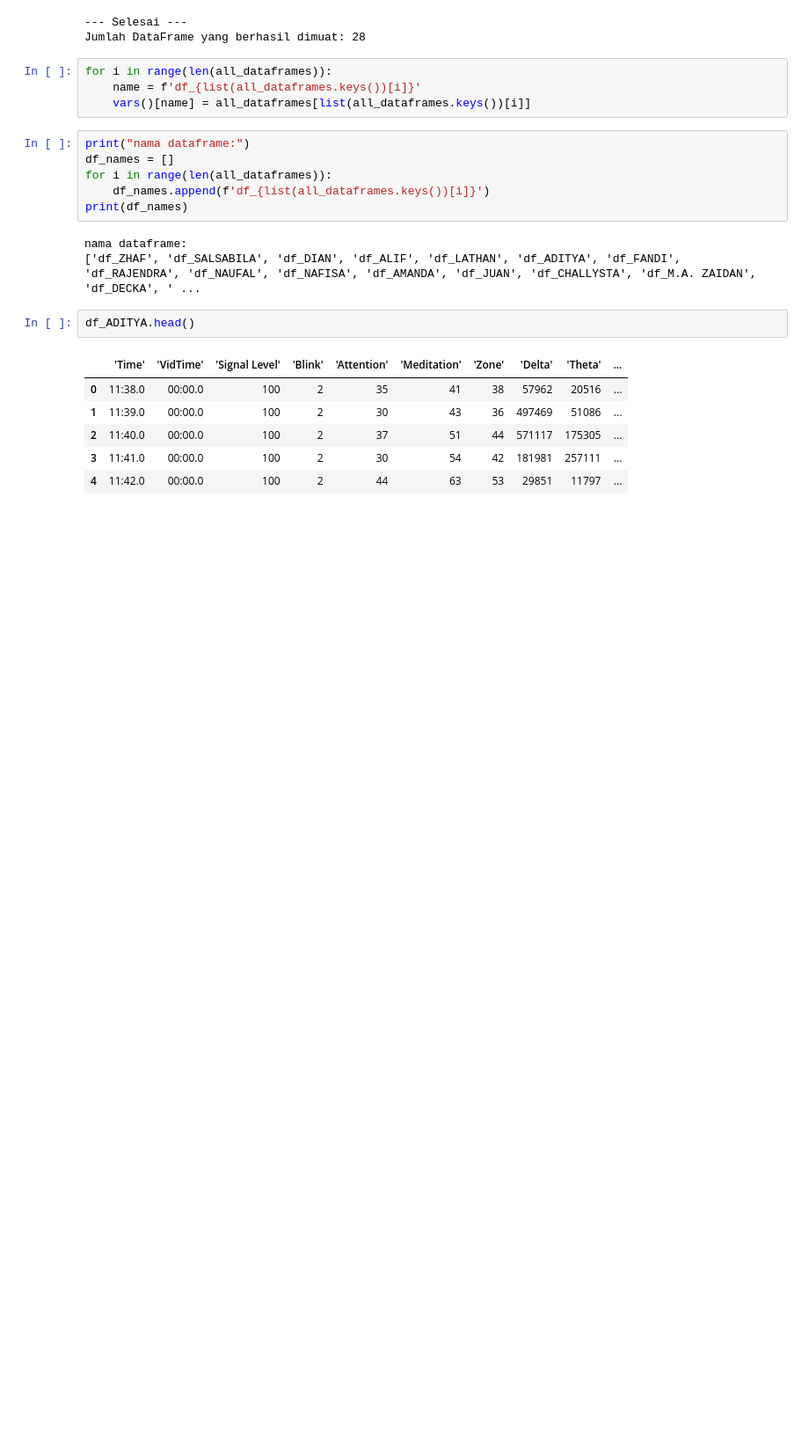
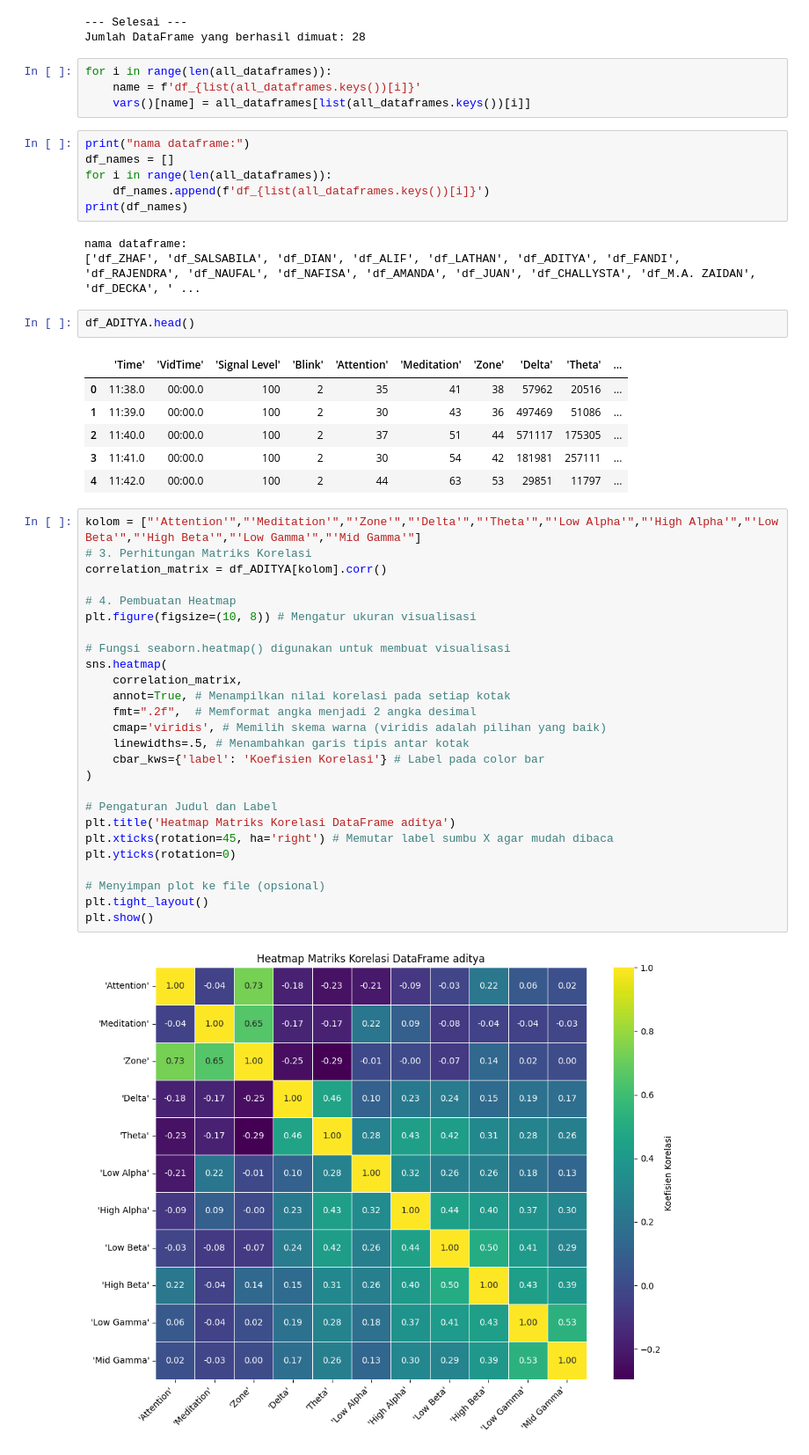
Before and after one commit to rfirmn/EEG-to-Text-Representation, a Jupyter notebook: EDA.ipynb, the cells around one changed output. Shown at 88% size. Drawn from its saved outputs; the diff is of its cells as text; blank space fills up the shorter version.

Commit message:
done Exploratory Data Analysis

```diff
--- a/EDA.ipynb
+++ b/EDA.ipynb
@@ -64,4 +64,32 @@ df_ADITYA.head()
 | 2 | 11:40.0 | 00:00.0 | 100 | 2 | 37 | 51 | 44 | 571117 | 175305 | ... |
 | 3 | 11:41.0 | 00:00.0 | 100 | 2 | 30 | 54 | 42 | 181981 | 257111 | ... |
 | 4 | 11:42.0 | 00:00.0 | 100 | 2 | 44 | 63 | 53 | 29851 | 11797 | ... |
+# %%
+kolom = ["'Attention'","'Meditation'","'Zone'","'Delta'","'Theta'","'Low Alpha'","'High Alpha'","'Low Beta'","'High Beta'","'Low Gamma'","'Mid Gamma'"]
+# 3. Perhitungan Matriks Korelasi
+correlation_matrix = df_ADITYA[kolom].corr()
+
+# 4. Pembuatan Heatmap
+plt.figure(figsize=(10, 8)) # Mengatur ukuran visualisasi
+
+# Fungsi seaborn.heatmap() digunakan untuk membuat visualisasi
+sns.heatmap(
+    correlation_matrix,
+    annot=True, # Menampilkan nilai korelasi pada setiap kotak
+    fmt=".2f",  # Memformat angka menjadi 2 angka desimal
+    cmap='viridis', # Memilih skema warna (viridis adalah pilihan yang baik)
+    linewidths=.5, # Menambahkan garis tipis antar kotak
+    cbar_kws={'label': 'Koefisien Korelasi'} # Label pada color bar
+)
+
+# Pengaturan Judul dan Label
+plt.title('Heatmap Matriks Korelasi DataFrame aditya')
+plt.xticks(rotation=45, ha='right') # Memutar label sumbu X agar mudah dibaca
+plt.yticks(rotation=0)
+
+# Menyimpan plot ke file (opsional)
+plt.tight_layout()
+plt.show()
+# %% [output]
+[figure, added]
 # %%
```
Also changed, not shown: parts of 5 cells of this notebook, 3 other files.
